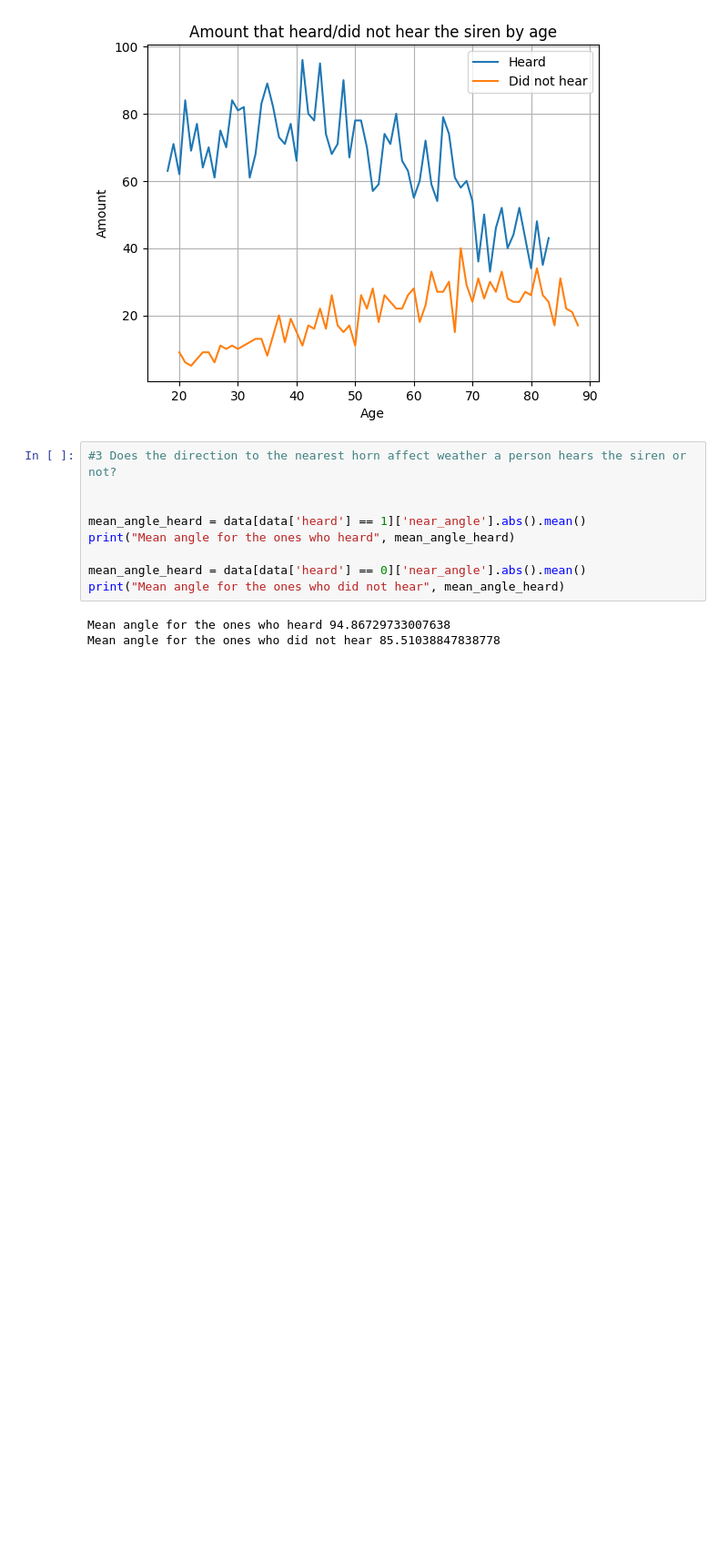
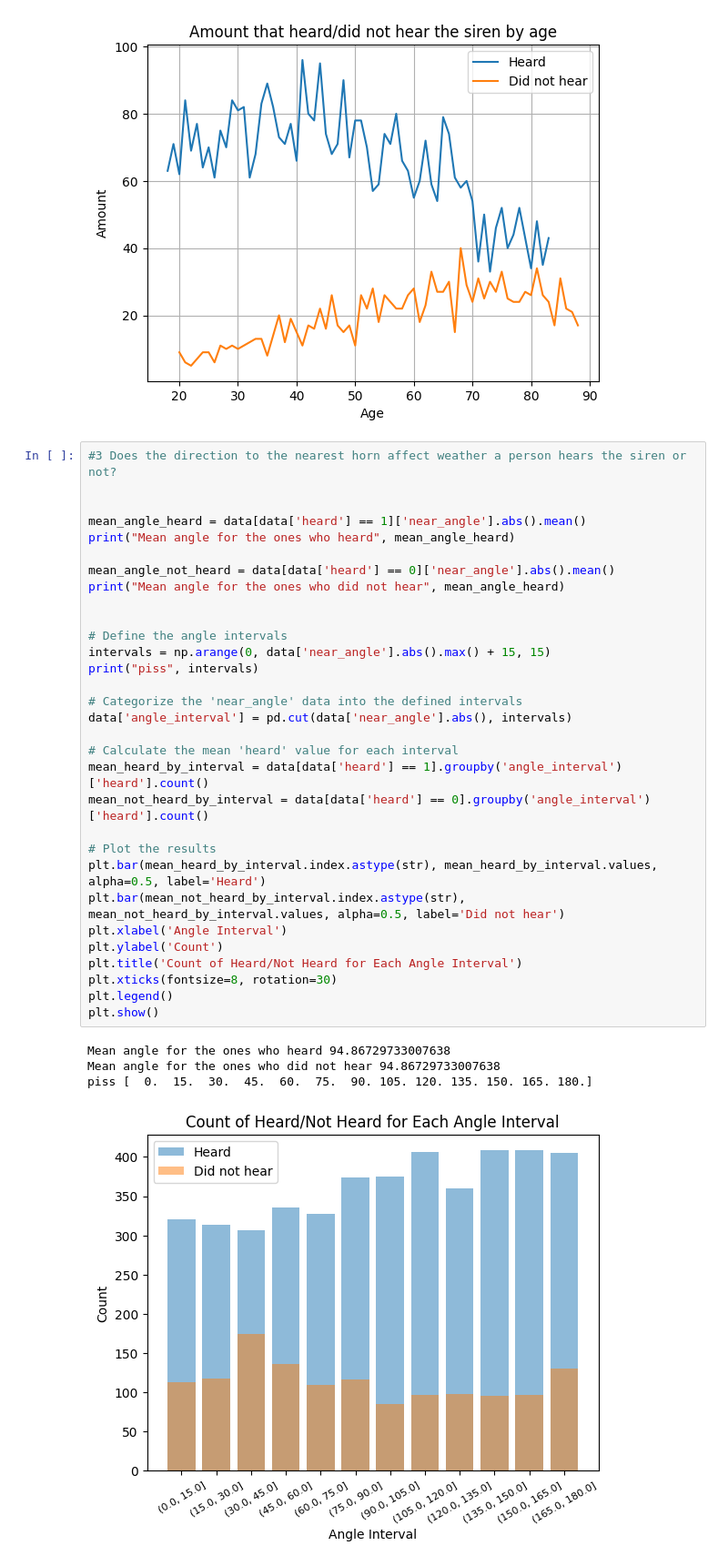
Before and after one commit to felixmaathz/SmaskProject, a Jupyter notebook: data_analysis.ipynb, the cells around one changed output. Shown: that part at 91% size. Drawn from its saved outputs; the diff is of its cells as text; blank space fills up the shorter version.

Commit message:
#3 With plot

```diff
--- a/data_analysis.ipynb
+++ b/data_analysis.ipynb
@@ -53,12 +54,36 @@ Length: 69, dtype: int64
 # %%
 #3 Does the direction to the nearest horn affect weather a person hears the siren or not?
 
 
 mean_angle_heard = data[data['heard'] == 1]['near_angle'].abs().mean()
 print("Mean angle for the ones who heard", mean_angle_heard)
 
-mean_angle_heard = data[data['heard'] == 0]['near_angle'].abs().mean()
+mean_angle_not_heard = data[data['heard'] == 0]['near_angle'].abs().mean()
 print("Mean angle for the ones who did not hear", mean_angle_heard)
+
+
+# Define the angle intervals
+intervals = np.arange(0, data['near_angle'].abs().max() + 15, 15)
+print("piss", intervals)
+
+# Categorize the 'near_angle' data into the defined intervals
+data['angle_interval'] = pd.cut(data['near_angle'].abs(), intervals)
+
+# Calculate the mean 'heard' value for each interval
+mean_heard_by_interval = data[data['heard'] == 1].groupby('angle_interval')['heard'].count()
+mean_not_heard_by_interval = data[data['heard'] == 0].groupby('angle_interval')['heard'].count()
+
+# Plot the results
+plt.bar(mean_heard_by_interval.index.astype(str), mean_heard_by_interval.values, alpha=0.5, label='Heard')
+plt.bar(mean_not_heard_by_interval.index.astype(str), mean_not_heard_by_interval.values, alpha=0.5, label='Did not hear')
+plt.xlabel('Angle Interval')
+plt.ylabel('Count')
+plt.title('Count of Heard/Not Heard for Each Angle Interval')
+plt.xticks(fontsize=8, rotation=30)
+plt.legend()
+plt.show()
 # %% [output]
 Mean angle for the ones who heard 94.86729733007638
-Mean angle for the ones who did not hear 85.51038847838778
+Mean angle for the ones who did not hear 94.86729733007638
+piss [  0.  15.  30.  45.  60.  75.  90. 105. 120. 135. 150. 165. 180.]
+[figure, added]
```
Also changed, not shown: parts of 1 cell of this notebook.
